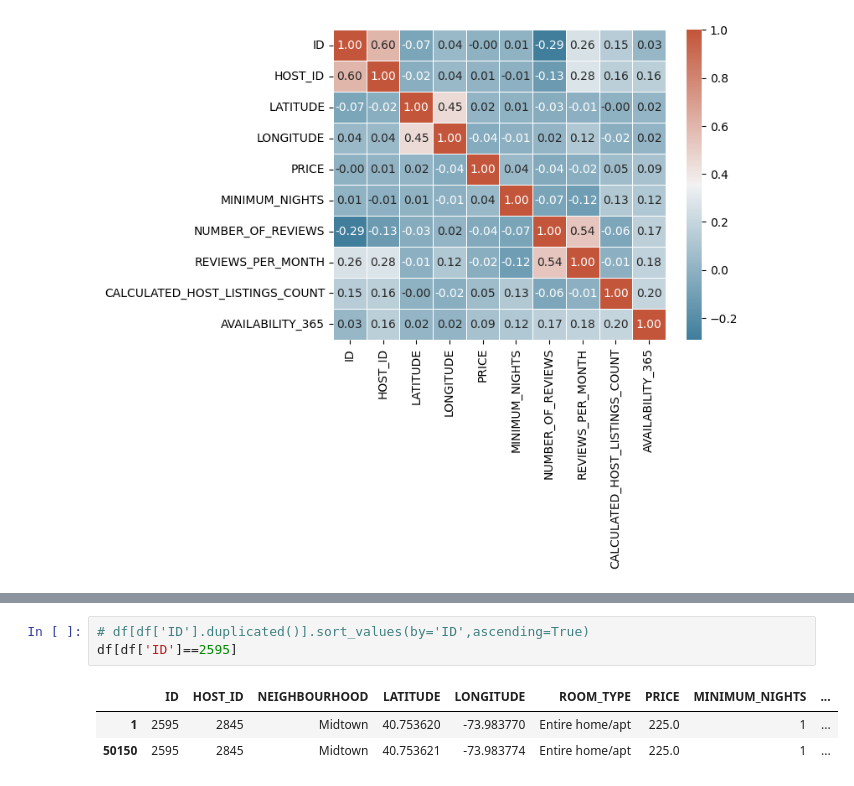
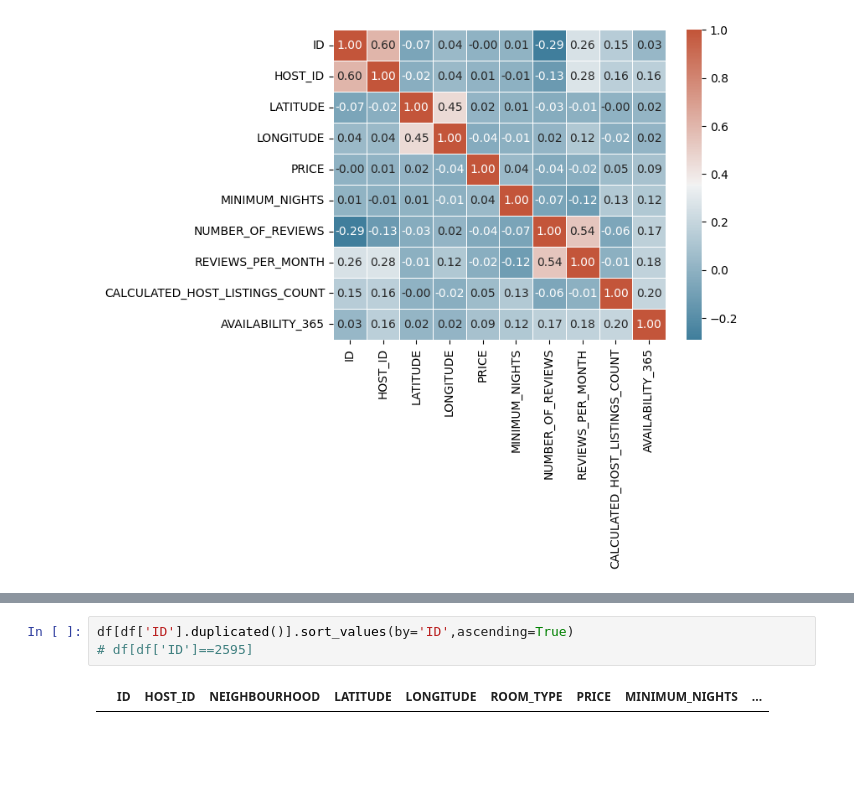
Before and after one commit to lhminhtuan2000/PTDLUD_DATH_2, a Jupyter notebook: PTDLUD_3_DATH_2.ipynb, the cells around one changed output, grey strips where cells are left out. Saved outputs shown, nothing was run; the diff lists cells and outputs as text; blank space fills up the shorter version.

```diff
--- a/PTDLUD_3_DATH_2.ipynb
+++ b/PTDLUD_3_DATH_2.ipynb
@@ -145,9 +145,7 @@ corr[corr > 0.3]
 | CALCULATED_HOST_LISTINGS_COUNT | NaN | NaN | NaN | NaN | NaN | NaN | NaN | NaN | ... |
 | AVAILABILITY_365 | NaN | NaN | NaN | NaN | NaN | NaN | NaN | NaN | ... |
 # %%
-# df[df['ID'].duplicated()].sort_values(by='ID',ascending=True)
-df[df['ID']==2595]
+df[df['ID'].duplicated()].sort_values(by='ID',ascending=True)
+# df[df['ID']==2595]
 # %% [output]
 |  | ID | HOST_ID | NEIGHBOURHOOD | LATITUDE | LONGITUDE | ROOM_TYPE | PRICE | MINIMUM_NIGHTS | ... |
-| 1 | 2595 | 2845 | Midtown | 40.753620 | -73.983770 | Entire home/apt | 225.0 | 1 | ... |
-| 50150 | 2595 | 2845 | Midtown | 40.753621 | -73.983774 | Entire home/apt | 225.0 | 1 | ... |
```
Also changed, not shown: parts of 1 cell of this notebook, 1 other file.
